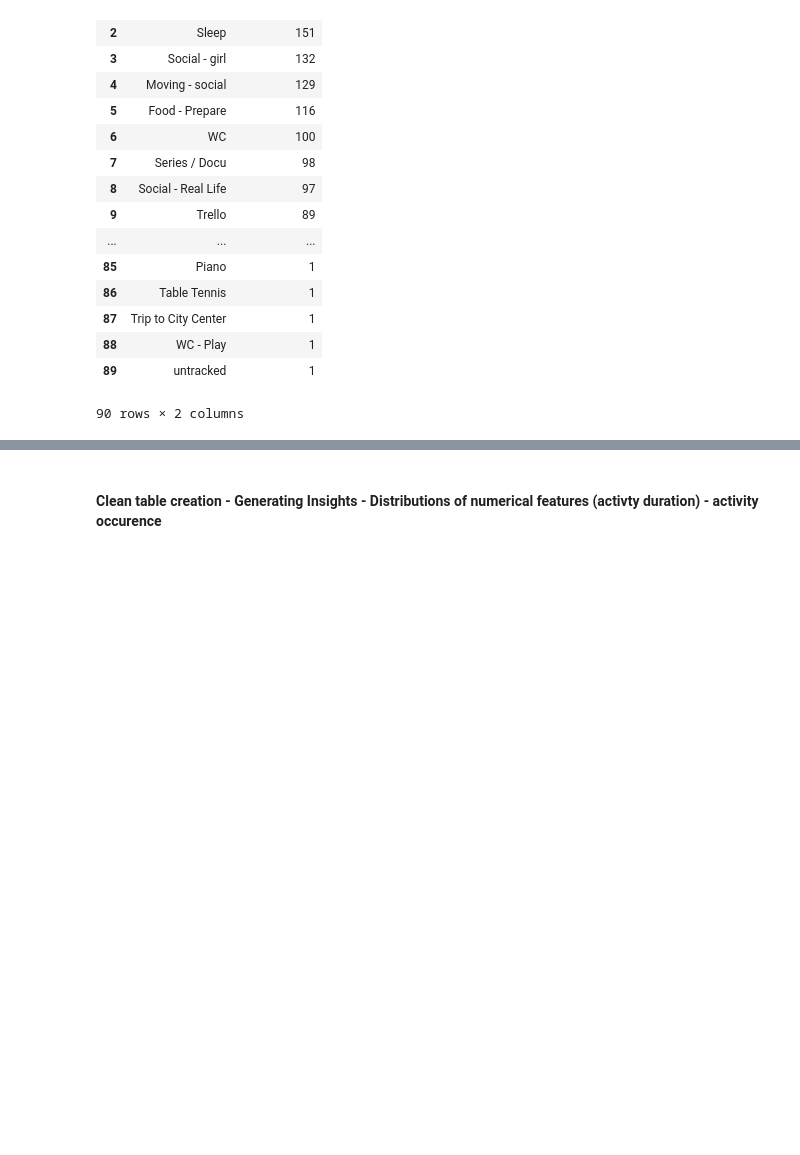
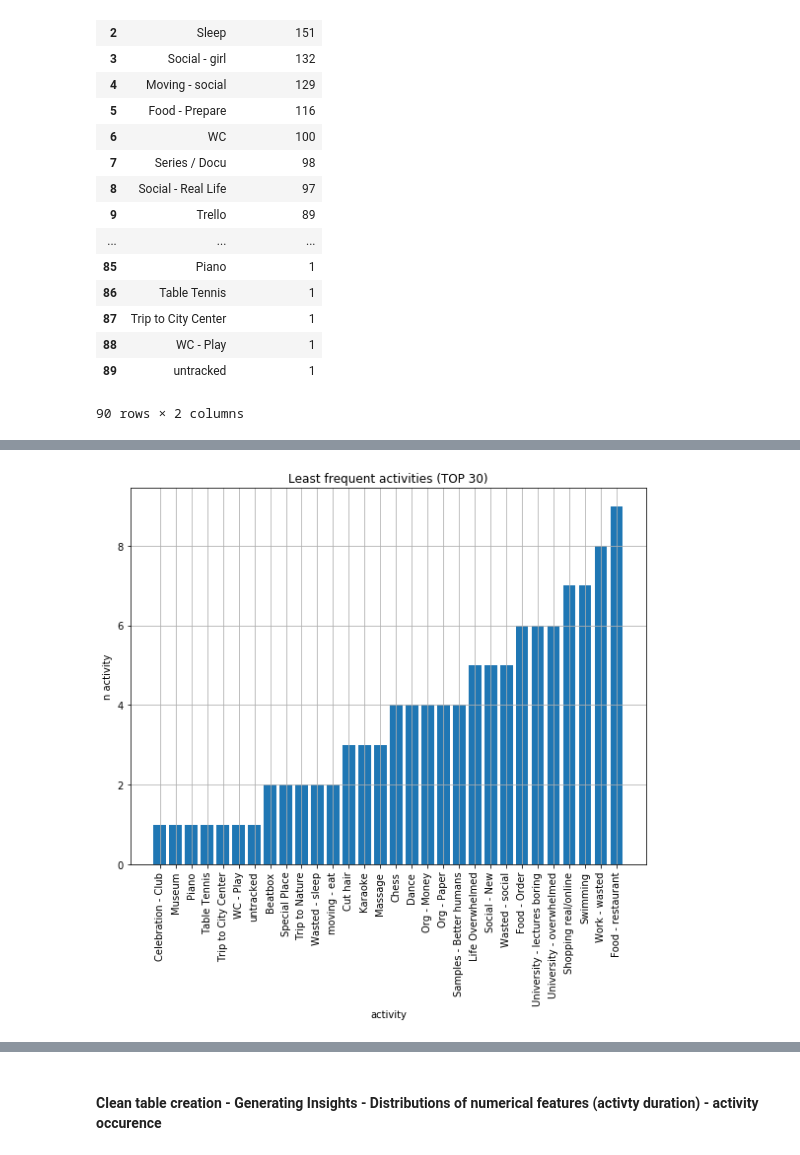
Before and after one commit to FollowJack/machine-learning-masterclass, a Jupyter notebook: project_10_activity_analysis/01_data_exploratory_analysis_sql.ipynb, the cells around one changed output, grey strips where cells are left out. Cells and saved outputs as stored; diff of their text form; code cells hidden in the pictures; blank space fills up the shorter version.

Commit message:
Average Activity Duration

```diff
--- a/project_10_activity_analysis/01_data_exploratory_analysis_sql.ipynb
+++ b/project_10_activity_analysis/01_data_exploratory_analysis_sql.ipynb
@@ -442,0 +436,10 @@ get_most_asctivity_per_category(series)
+# %%
+query = """
+SELECT activity_name, COUNT(activity_name) AS activity_count
+FROM activity
+GROUP BY activity_name
+ORDER BY activity_count
+LIMIT({})
+""".format(n_limit)
+df_activity_count = pd.read_sql(query, connection)
+df_activity_count
@@ -442,0 +464,12 @@ get_most_asctivity_per_category(series)
+# %%
+plt.figure(figsize=(8,8))
+plt.title('Least frequent activities (TOP {})'.format(n_limit))
+plt.bar(df_activity_count['activity_name'],df_activity_count['activity_count'])
+plt.xlabel('activity')
+plt.ylabel('n activity')
+plt.xticks(rotation=90)
+plt.grid(True)
+plt.tight_layout()
+plt.show()
+# %% [output]
+[figure, added]
```
Also changed, not shown: parts of 12 cells of this notebook.
